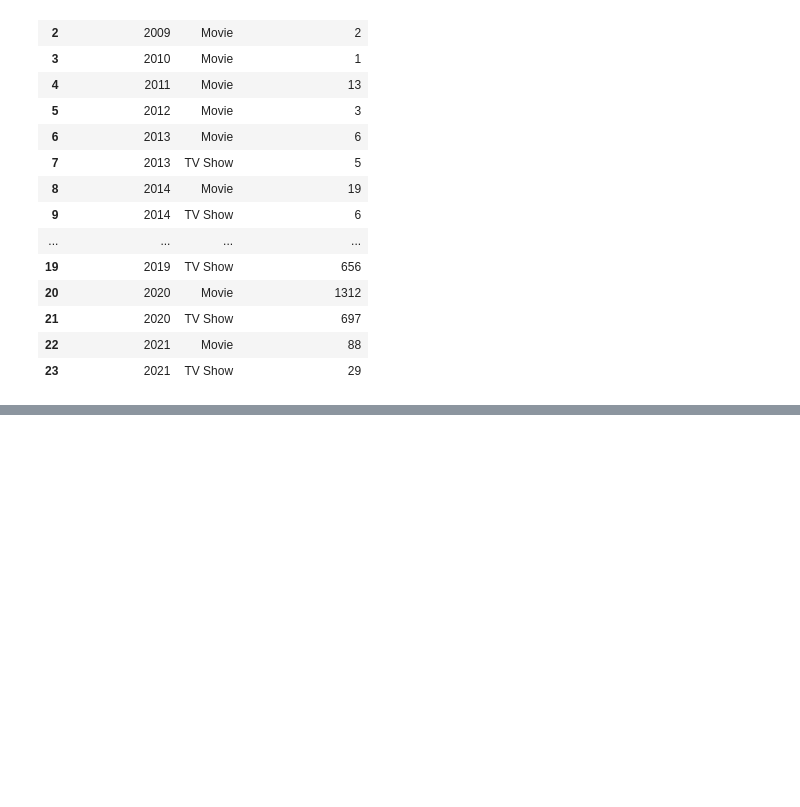
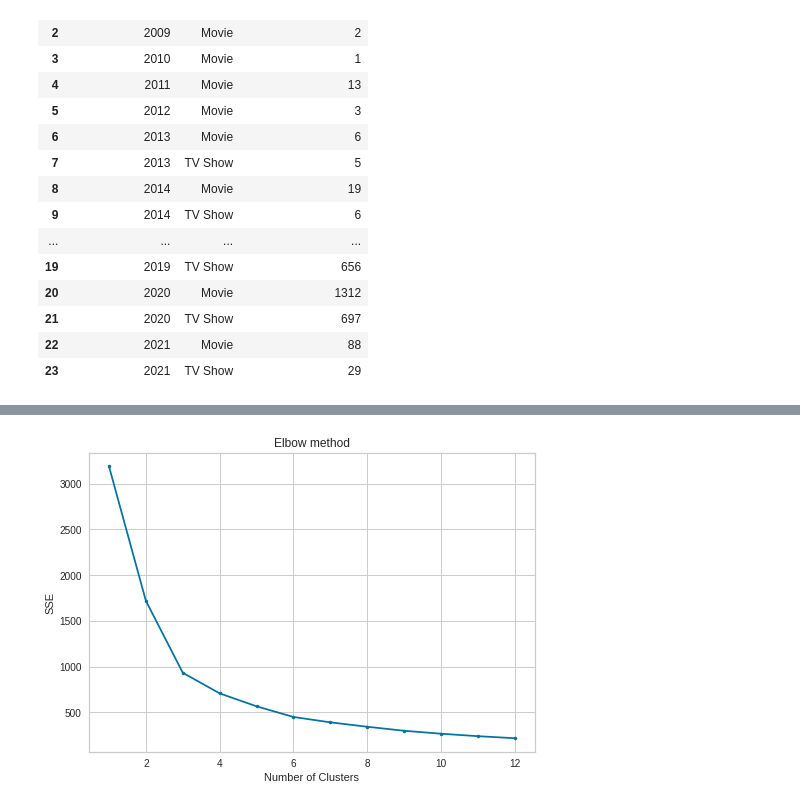
Before and after one commit to SAKSHIDHYANI/Netflix-Movies-and-Tv-Shows-Clustering, a Jupyter notebook: NETFLIX_MOVIES_AND_TV_SHOWS_CLUSTERING.ipynb, the cells around one changed output, grey strips where cells are left out. Saved outputs shown, nothing was run; the diff lists cells and outputs as text; code cells hidden in the pictures; blank space fills up the shorter version.

```diff
--- a/NETFLIX_MOVIES_AND_TV_SHOWS_CLUSTERING.ipynb
+++ b/NETFLIX_MOVIES_AND_TV_SHOWS_CLUSTERING.ipynb
@@ -553,0 +606,21 @@ sns.scatterplot(x='date_added_year', y='content_type_count', data=new_df, hue='t
+# %%
+
+Clus_dataSet = StandardScaler().fit_transform(converted_data)
+Clus_dataSet = normalize(Clus_dataSet)
+pca=PCA(n_components=2)
+netflix_pca=pd.DataFrame(pca.fit_transform(Clus_dataSet))
+sse = []
+for k in range(1, 13):
+    kmeans = KMeans(n_clusters=k)
+    kmeans.fit(netflix_pca)
+    sse.append(kmeans.inertia_)
+
+plt.plot(range(1, 13), sse,'.-')
+plt.grid(b=True)
+#plt.xticks(range(1, 11))
+plt.title("Elbow method")
+plt.xlabel("Number of Clusters")
+plt.ylabel("SSE")
+plt.show()
+# %% [output]
+[figure, added]
```
Also changed, not shown: parts of 53 cells of this notebook.
